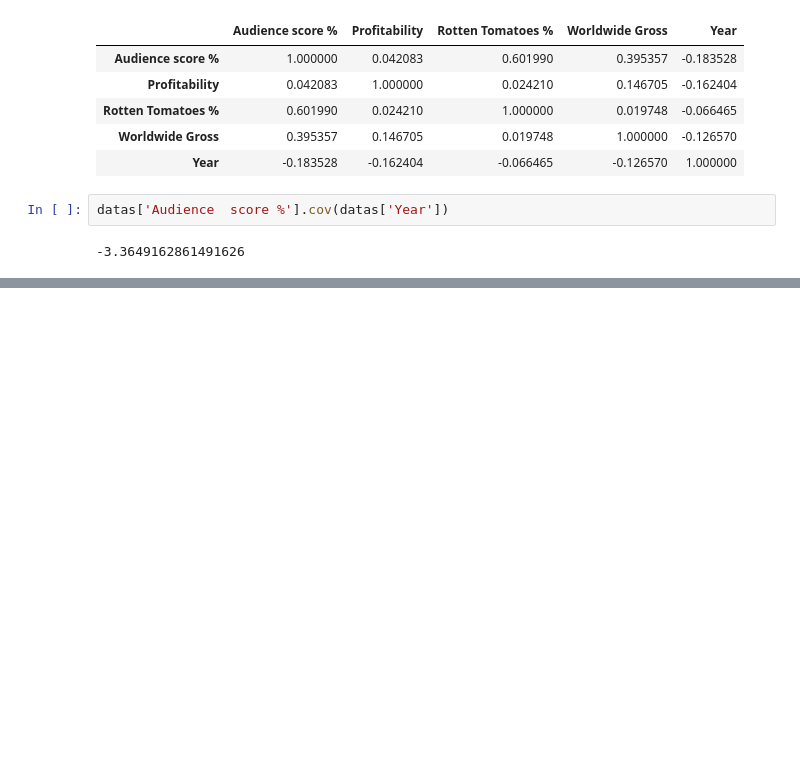
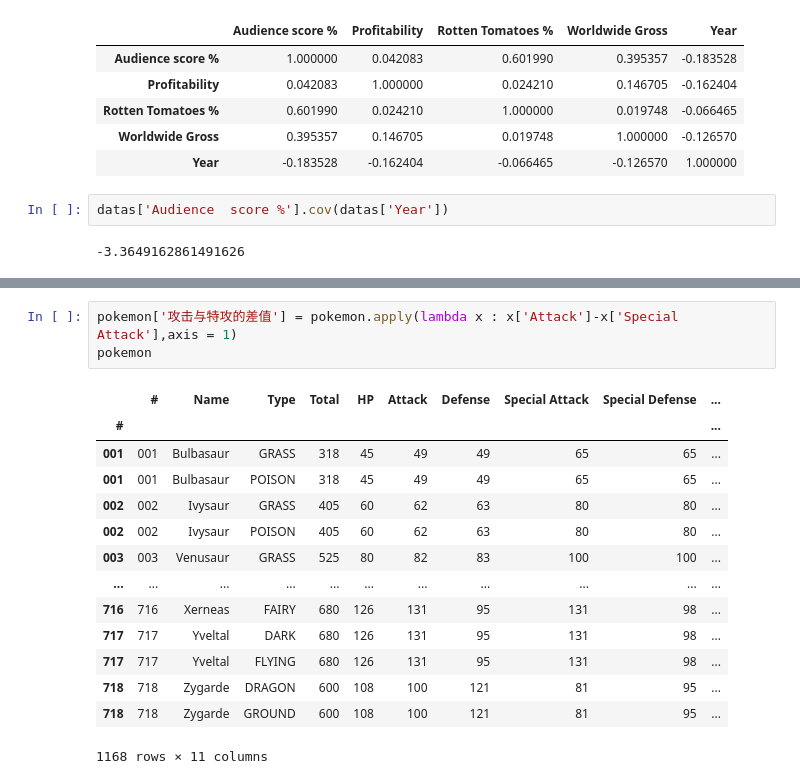
Before and after one commit to ww1126811502/TrochTest, a Jupyter notebook: pandas/test_pandas.ipynb, the cells around one changed output, grey strips where cells are left out. Saved outputs shown, nothing was run; the diff lists cells and outputs as text; blank space fills up the shorter version.

```diff
--- a/pandas/test_pandas.ipynb
+++ b/pandas/test_pandas.ipynb
@@ -151,0 +266,18 @@ datas['Audience  score %'].cov(datas['Year'])
+# %%
+pokemon['攻击与特攻的差值'] = pokemon.apply(lambda x : x['Attack']-x['Special Attack'],axis = 1)
+pokemon
+# %% [output]
+|  | # | Name | Type | Total | HP | Attack | Defense | Special Attack | Special Defense | ... |
+| # |  |  |  |  |  |  |  |  |  | ... |
+| 001 | 001 | Bulbasaur | GRASS | 318 | 45 | 49 | 49 | 65 | 65 | ... |
+| 001 | 001 | Bulbasaur | POISON | 318 | 45 | 49 | 49 | 65 | 65 | ... |
+| 002 | 002 | Ivysaur | GRASS | 405 | 60 | 62 | 63 | 80 | 80 | ... |
+| 002 | 002 | Ivysaur | POISON | 405 | 60 | 62 | 63 | 80 | 80 | ... |
+| 003 | 003 | Venusaur | GRASS | 525 | 80 | 82 | 83 | 100 | 100 | ... |
+| ... | ... | ... | ... | ... | ... | ... | ... | ... | ... | ... |
+| 716 | 716 | Xerneas | FAIRY | 680 | 126 | 131 | 95 | 131 | 98 | ... |
+| 717 | 717 | Yveltal | DARK | 680 | 126 | 131 | 95 | 131 | 98 | ... |
+| 717 | 717 | Yveltal | FLYING | 680 | 126 | 131 | 95 | 131 | 98 | ... |
+| 718 | 718 | Zygarde | DRAGON | 600 | 108 | 100 | 121 | 81 | 95 | ... |
+| 718 | 718 | Zygarde | GROUND | 600 | 108 | 100 | 121 | 81 | 95 | ... |
+1168 rows × 11 columns
```
Also changed, not shown: parts of 23 cells of this notebook, 1 other file.
